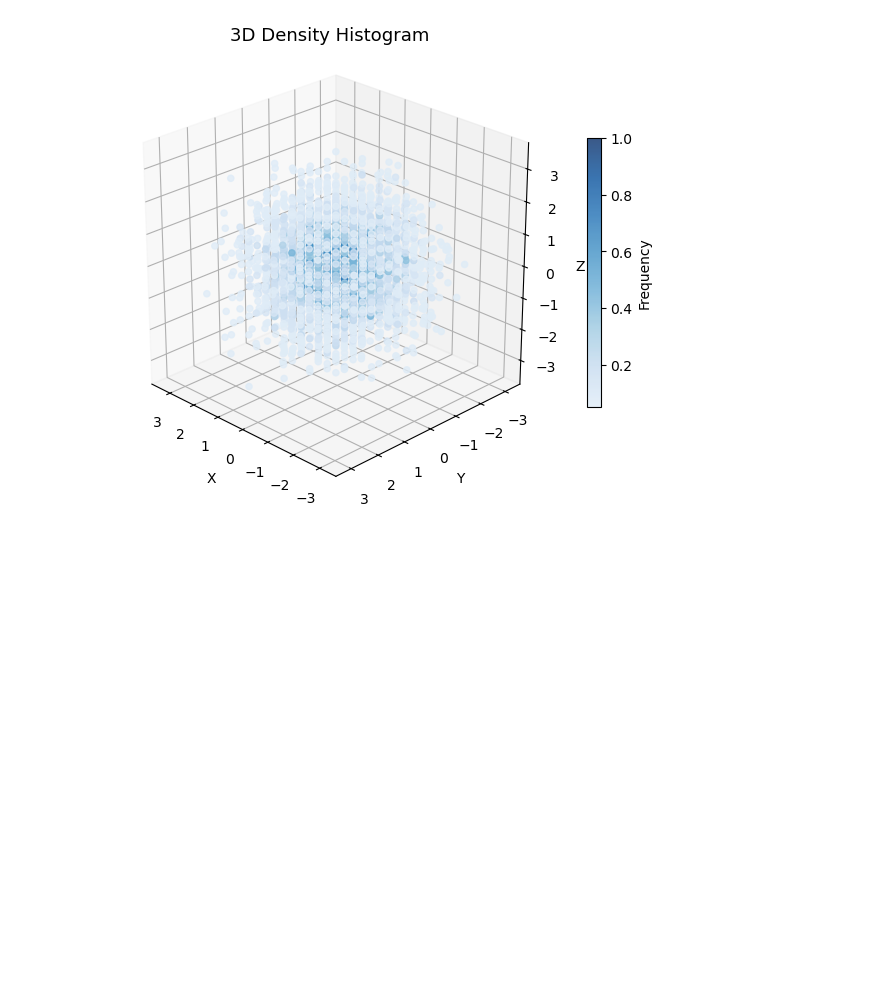
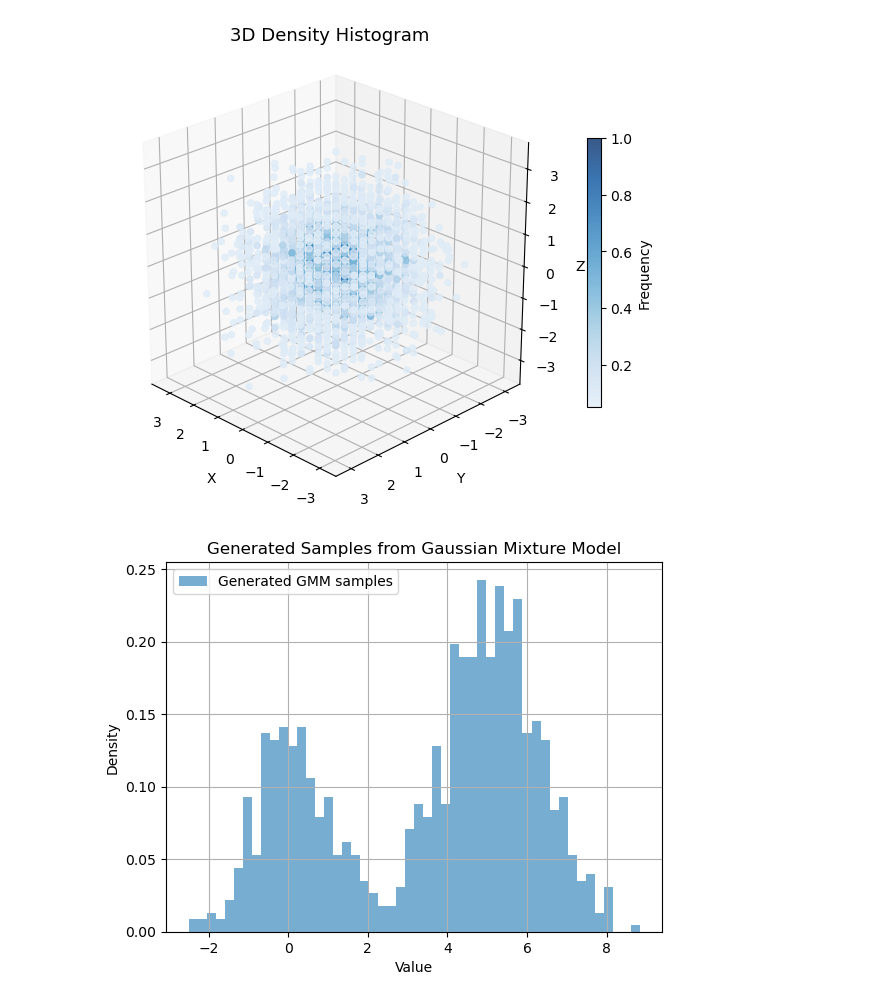
Before and after one commit to CSIRLab/PROMISE, a Jupyter notebook: jupyter/interface/core_function.ipynb, the cells around one changed output. Drawn from its saved outputs; the diff is of its cells as text; code cells hidden in the pictures; blank space fills up the shorter version.

```diff
--- a/jupyter/interface/core_function.ipynb
+++ b/jupyter/interface/core_function.ipynb
@@ -134,3 +134,34 @@ generate_nd_histogram(demo_data, number)
 # %% [output]
 <Figure size 640x480 with 0 Axes>
 [figure]
+# %%
+import numpy as np
+import matplotlib.pyplot as plt
+
+np.random.seed(42)
+
+# 参数设置
+weights = [0.3, 0.7]  # 混合权重，和为1
+means = [0, 5]        # 每个高斯分布的均值
+stds = [1, 1.2]       # 每个高斯分布的标准差
+n_samples = 1000      # 总样本数
+
+# 按照权重选择成分
+components = np.random.choice([0, 1], size=n_samples, p=weights)
+
+# 根据选择的成分从相应高斯分布中采样
+samples = np.array([
+    np.random.normal(loc=means[c], scale=stds[c])
+    for c in components
+])
+
+# 可视化生成的GMM数据
+plt.hist(samples, bins=50, density=True, alpha=0.6, label="Generated GMM samples")
+plt.title("Generated Samples from Gaussian Mixture Model")
+plt.xlabel("Value")
+plt.ylabel("Density")
+plt.legend()
+plt.grid(True)
+plt.show()
+# %% [output]
+[figure, added]
```
Also changed, not shown: 8 other files.
